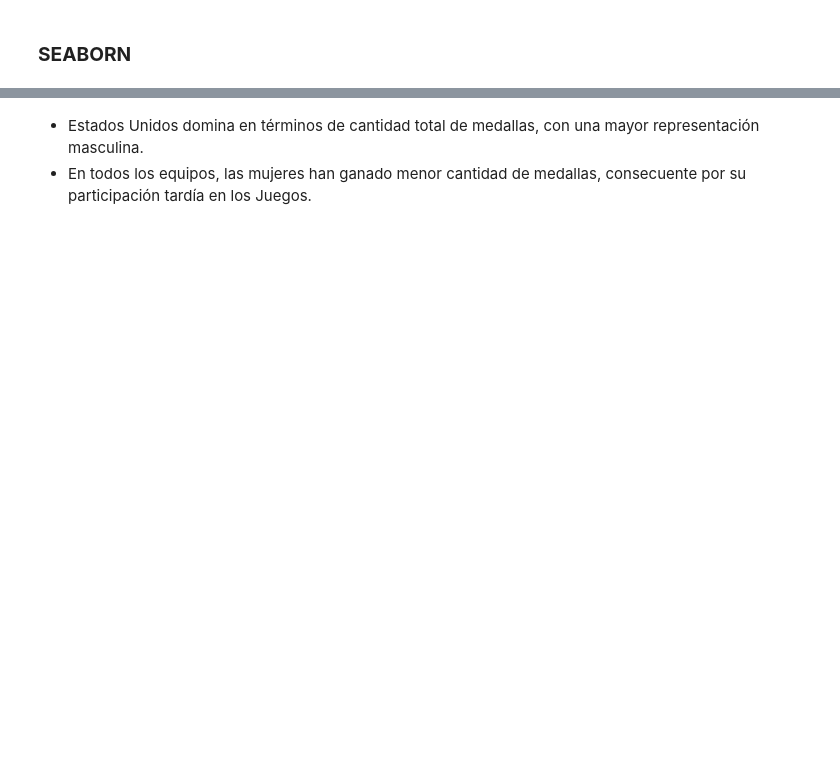
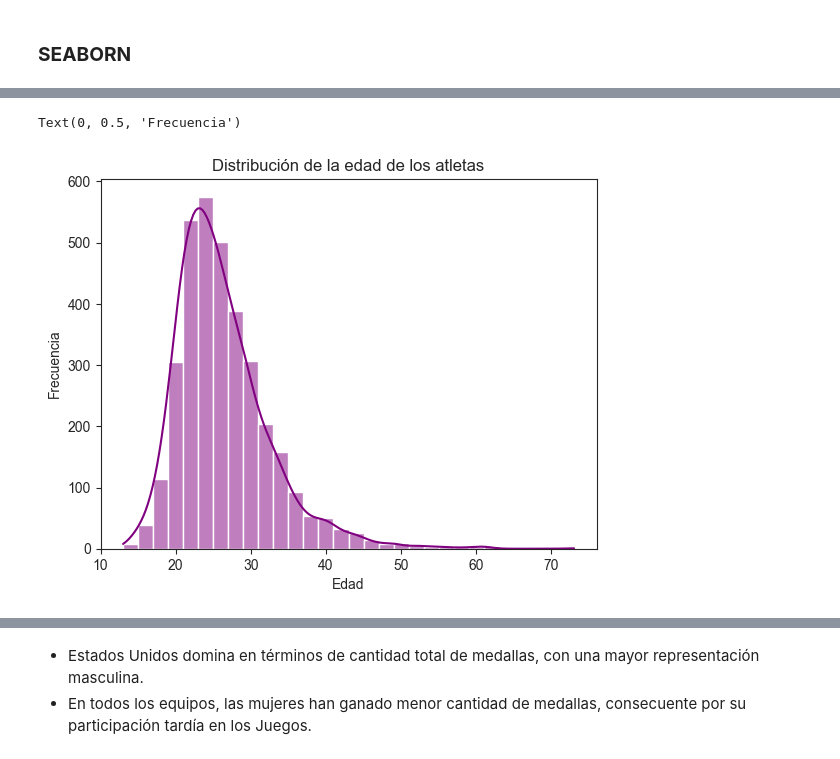
Before and after one commit to Valentinafd8/REPO_BOOTCAMP, a Jupyter notebook: Proyectoupdated.ipynb, the cells around one changed output, grey strips where cells are left out. Saved outputs shown, nothing was run; the diff lists cells and outputs as text; code cells hidden in the pictures; blank space fills up the shorter version.

```diff
--- a/Proyectoupdated.ipynb
+++ b/Proyectoupdated.ipynb
@@ -157,0 +205,8 @@ import seaborn as sns
+# %%
+sns.histplot(df_top_medalist, x='Age', bins=30, kde=True, color='purple')
+plt.title("Distribución de la edad de los atletas")
+plt.xlabel("Edad")
+plt.ylabel("Frecuencia")
+# %% [output]
+Text(0, 0.5, 'Frecuencia')
+[figure, added]
```
Also changed, not shown: parts of 23 cells of this notebook.
